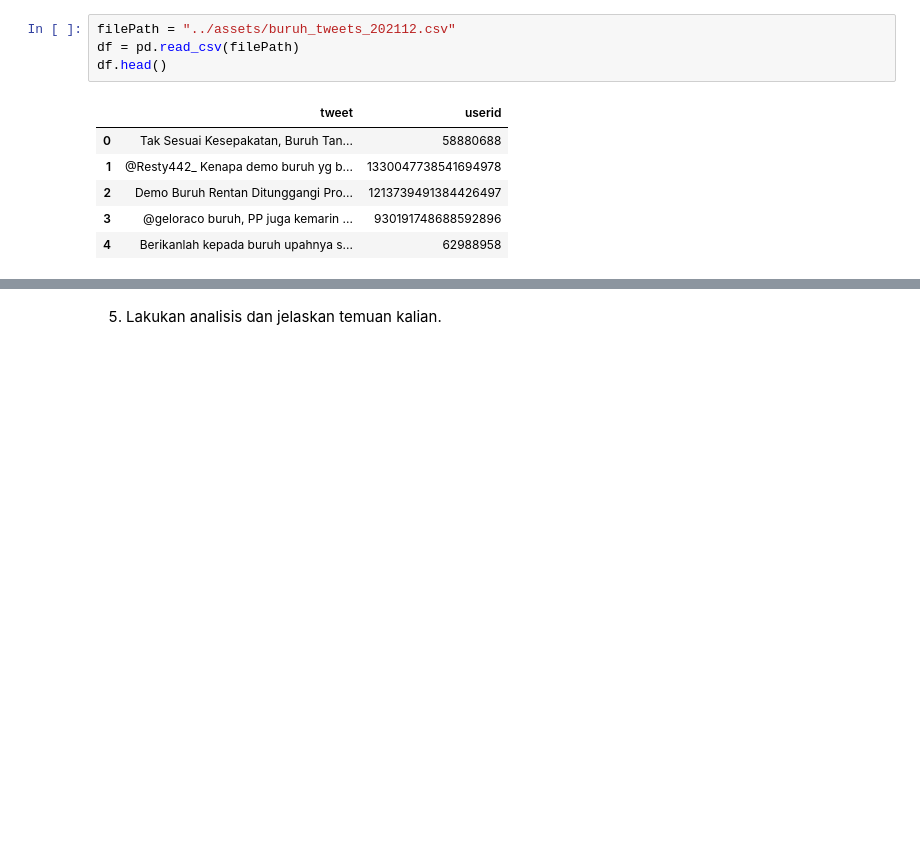
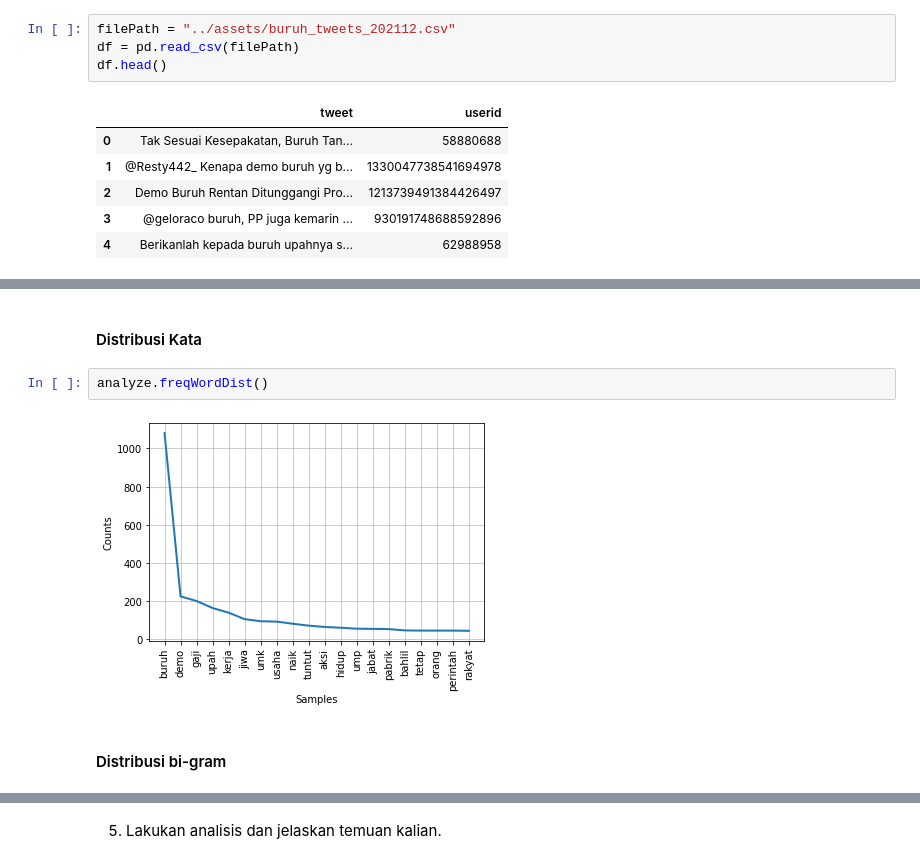
Before and after one commit to mraditya89/data_sains_course, a Jupyter notebook: assignment/tugas_24_yudi_aditya_89.ipynb, the cells around one changed output, grey strips where cells are left out. Cells and saved outputs as stored; diff of their text form; blank space fills up the shorter version.

```diff
--- a/assignment/tugas_24_yudi_aditya_89.ipynb
+++ b/assignment/tugas_24_yudi_aditya_89.ipynb
@@ -96,0 +139,8 @@ baru dengan nama clean_tweet. Lakukan langkah berikut
+# %% [markdown]
+#### Distribusi Kata
+# %%
+analyze.freqWordDist()
+# %% [output]
+[figure, added]
+# %% [markdown]
+#### Distribusi bi-gram
```
Also changed, not shown: parts of 15 cells of this notebook, 3 other files.
